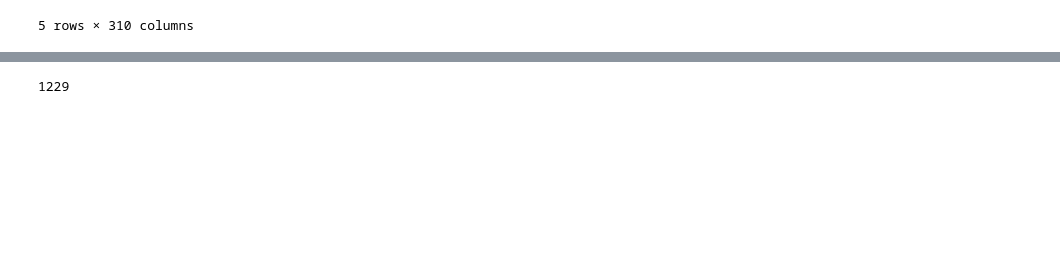
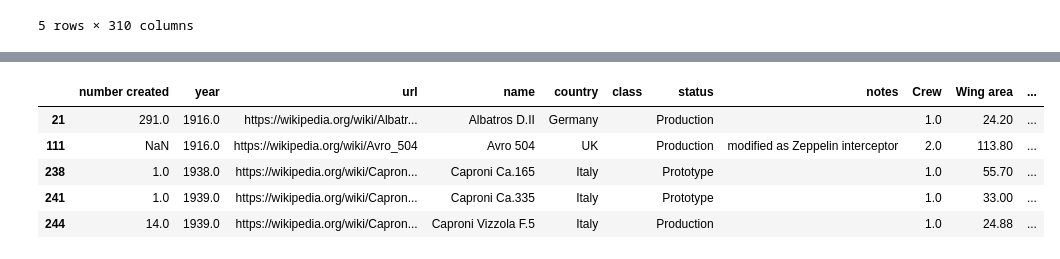
Before and after one commit to raymond-devries/jet-scraping, a Jupyter notebook: explore.ipynb, the cells around one changed output, grey strips where cells are left out. Cells and saved outputs as stored; diff of their text form; code cells hidden in the pictures; blank space fills up the shorter version.

```diff
--- a/explore.ipynb
+++ b/explore.ipynb
@@ -103,9 +163,16 @@ len(clean)
+# %%
+stuff = clean[clean["year"] < 1940]
+stuff[stuff["Maximum speed"] > 2000].head(5)
+# %% [output]
+|  | number created | year | url | name | country | class | status | notes | Crew | Wing area | ... |
+| 21 | 291.0 | 1916.0 | https://wikipedia.org/wiki/Albatr... | Albatros D.II | Germany |  | Production |  | 1.0 | 24.20 | ... |
+| 111 | NaN | 1916.0 | https://wikipedia.org/wiki/Avro_504 | Avro 504 | UK |  | Production | modified as Zeppelin interceptor | 2.0 | 113.80 | ... |
+| 238 | 1.0 | 1938.0 | https://wikipedia.org/wiki/Capron... | Caproni Ca.165 | Italy |  | Prototype |  | 1.0 | 55.70 | ... |
+| 241 | 1.0 | 1939.0 | https://wikipedia.org/wiki/Capron... | Caproni Ca.335 | Italy |  | Prototype |  | 1.0 | 33.00 | ... |
+| 244 | 14.0 | 1939.0 | https://wikipedia.org/wiki/Capron... | Caproni Vizzola F.5 | Italy |  | Production |  | 1.0 | 24.88 | ... |
 # %%
 with open("jet_details.json") as f:
     og_detail_data = json.load(f)
-len(og_detail_data)
-# %% [output]
-1229
 # %%
 all_data = []
 for item in og_detail_data:
```
Also changed, not shown: parts of 8 cells of this notebook, 1 other file.
